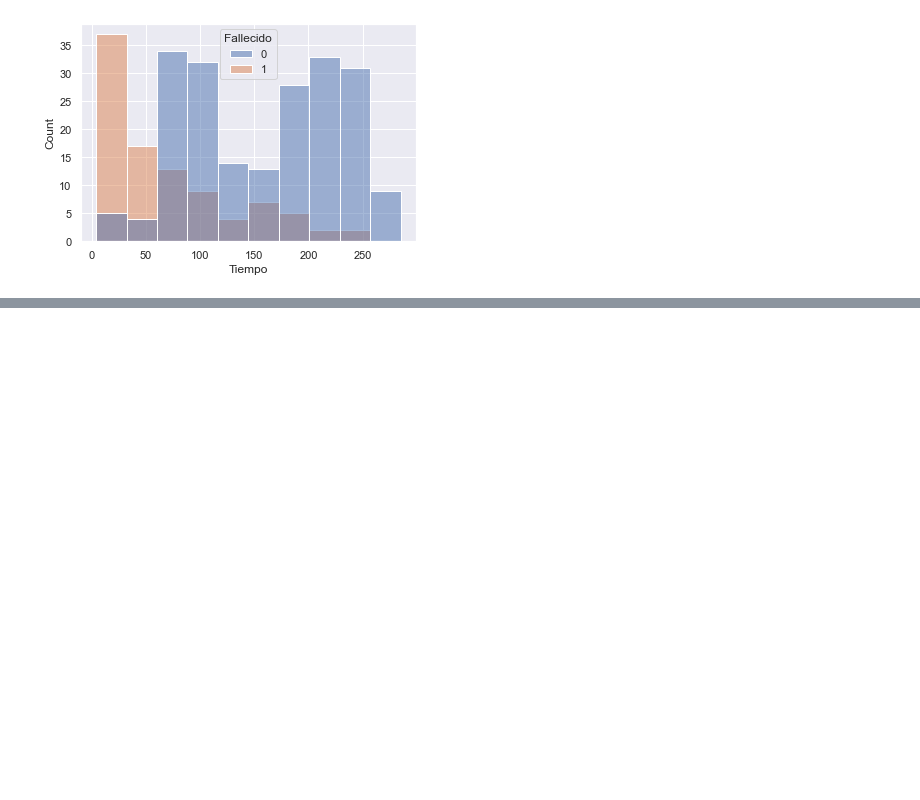
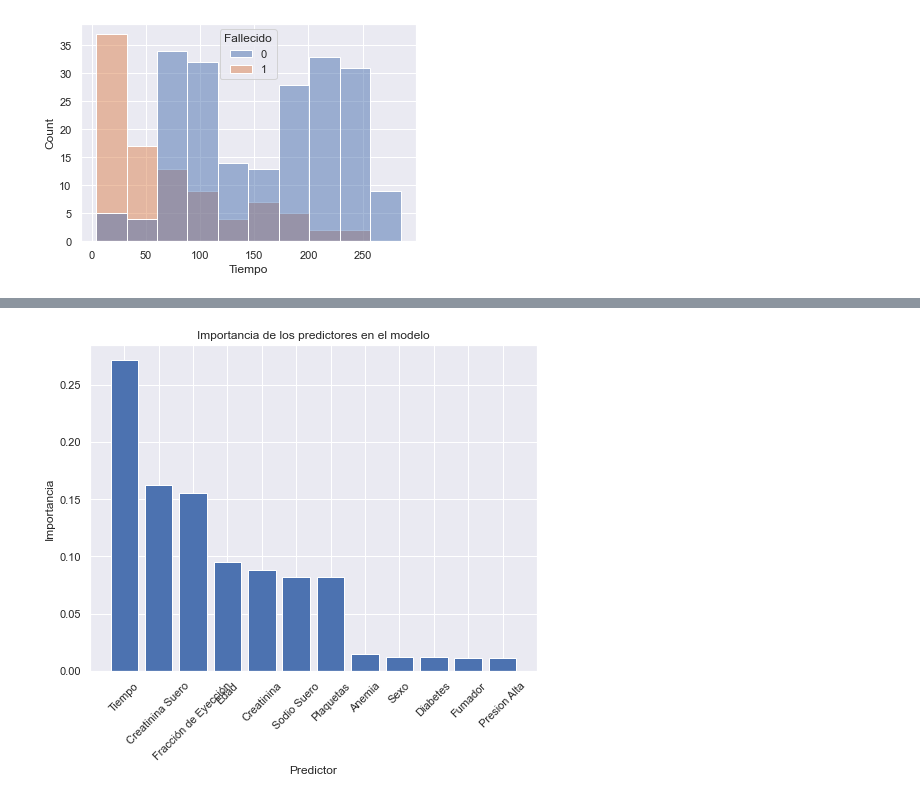
Before and after one commit to NestorDiazDataSC/Informe-Estudio-de-Ataques-al-Corazon, a Jupyter notebook: Informe Ataques al Corazon.ipynb, the cells around one changed output, grey strips where cells are left out. Saved outputs shown, nothing was run; the diff lists cells and outputs as text; code cells hidden in the pictures; blank space fills up the shorter version.

```diff
--- a/Informe Ataques al Corazon.ipynb
+++ b/Informe Ataques al Corazon.ipynb
@@ -336,0 +452,8 @@ sns.histplot(x=df.Tiempo, hue=data.Fallecido)
+# %%
+importancia_predictores = pd.DataFrame(
+                            {'predictor': X_train.columns,
+                             'importancia': classifier.feature_importances_}
+                            )
+print("Importancia de los predictores en el modelo")
+print("-------------------------------------------")
+importancia_predictores.sort_values('importancia', ascending=False)
@@ -336,0 +476,22 @@ sns.histplot(x=df.Tiempo, hue=data.Fallecido)
+# %%
+# Crear una figura y un eje
+fig, ax = plt.subplots(figsize=(8, 6))
+
+# Ordenar los predictores por importancia descendente
+importancia_predictores = importancia_predictores.sort_values('importancia', ascending=False)
+
+# Graficar la importancia de los predictores
+ax.bar(importancia_predictores['predictor'], importancia_predictores['importancia'])
+
+# Personalizar la apariencia del gráfico
+ax.set_xlabel('Predictor')
+ax.set_ylabel('Importancia')
+ax.set_title('Importancia de los predictores en el modelo')
+
+# Rotar las etiquetas del eje x para mayor legibilidad
+plt.xticks(rotation=45)
+
+# Mostrar el gráfico
+plt.show()
+# %% [output]
+[figure, added]
```
Also changed, not shown: parts of 14 cells of this notebook.
